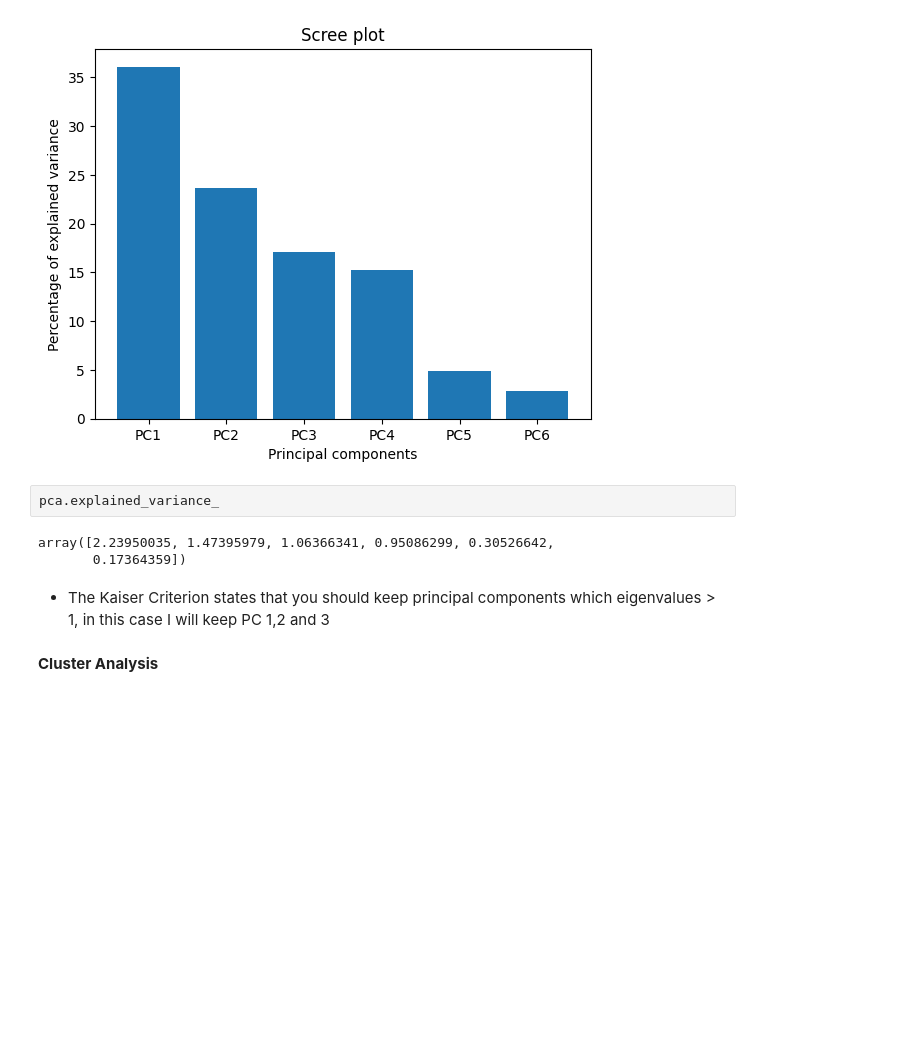
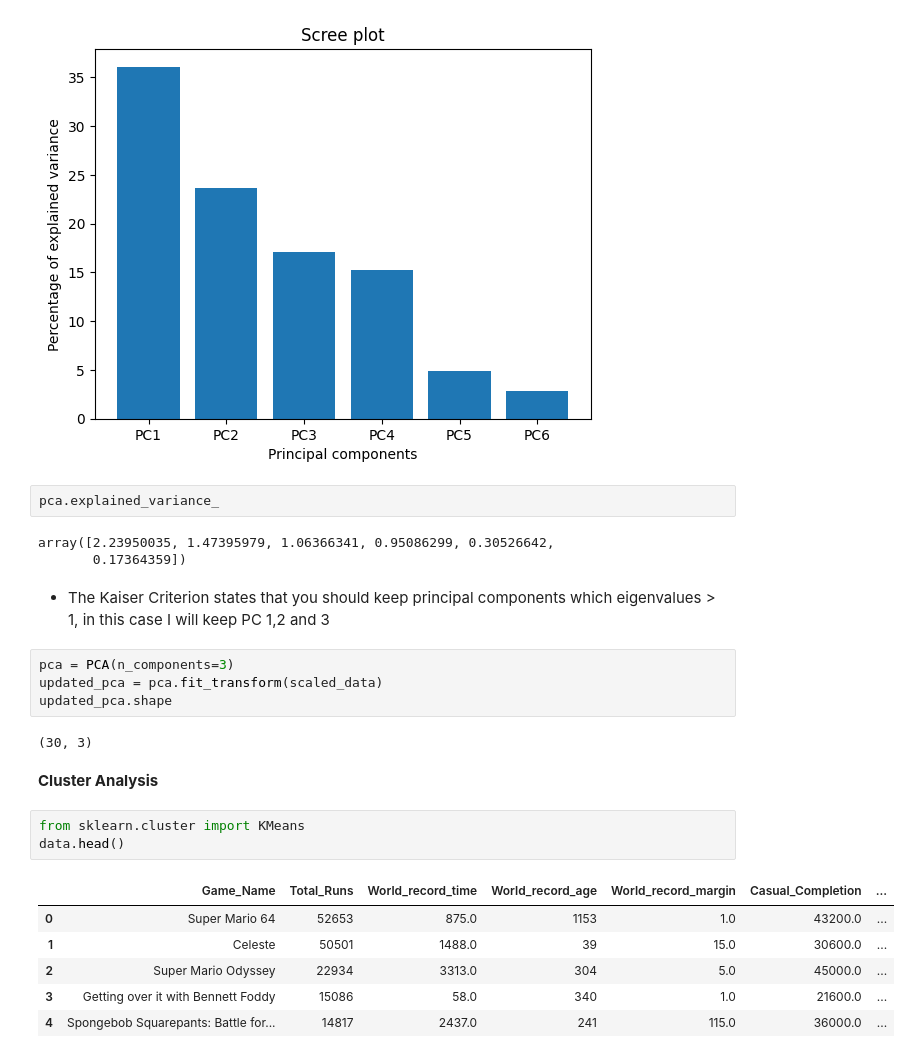
Before and after one commit to Jamie-Lawlor/Road_to_world_record_composite_index, a Jupyter notebook: Road_to_world_record.ipynb, the cells around one changed output. Saved outputs shown, nothing was run; the diff lists cells and outputs as text; blank space fills up the shorter version.

```diff
--- a/Road_to_world_record.ipynb
+++ b/Road_to_world_record.ipynb
@@ -247,5 +247,21 @@ array([2.23950035, 1.47395979, 1.06366341, 0.95086299, 0.30526642,
        0.17364359])
 # %% [markdown]
  - The Kaiser Criterion states that you should keep principal components which eigenvalues > 1, in this case I will keep PC 1,2 and 3
+# %%
+pca = PCA(n_components=3)
+updated_pca = pca.fit_transform(scaled_data)
+updated_pca.shape
+# %% [output]
+(30, 3)
 # %% [markdown]
 **Cluster Analysis**
+# %%
+from sklearn.cluster import KMeans
+data.head()
+# %% [output]
+|  | Game_Name | Total_Runs | World_record_time | World_record_age | World_record_margin | Casual_Completion | ... |
+| 0 | Super Mario 64 | 52653 | 875.0 | 1153 | 1.0 | 43200.0 | ... |
+| 1 | Celeste | 50501 | 1488.0 | 39 | 15.0 | 30600.0 | ... |
+| 2 | Super Mario Odyssey | 22934 | 3313.0 | 304 | 5.0 | 45000.0 | ... |
+| 3 | Getting over it with Bennett Foddy | 15086 | 58.0 | 340 | 1.0 | 21600.0 | ... |
+| 4 | Spongebob Squarepants: Battle for... | 14817 | 2437.0 | 241 | 115.0 | 36000.0 | ... |
```
Also changed, not shown: parts of 6 cells of this notebook.
